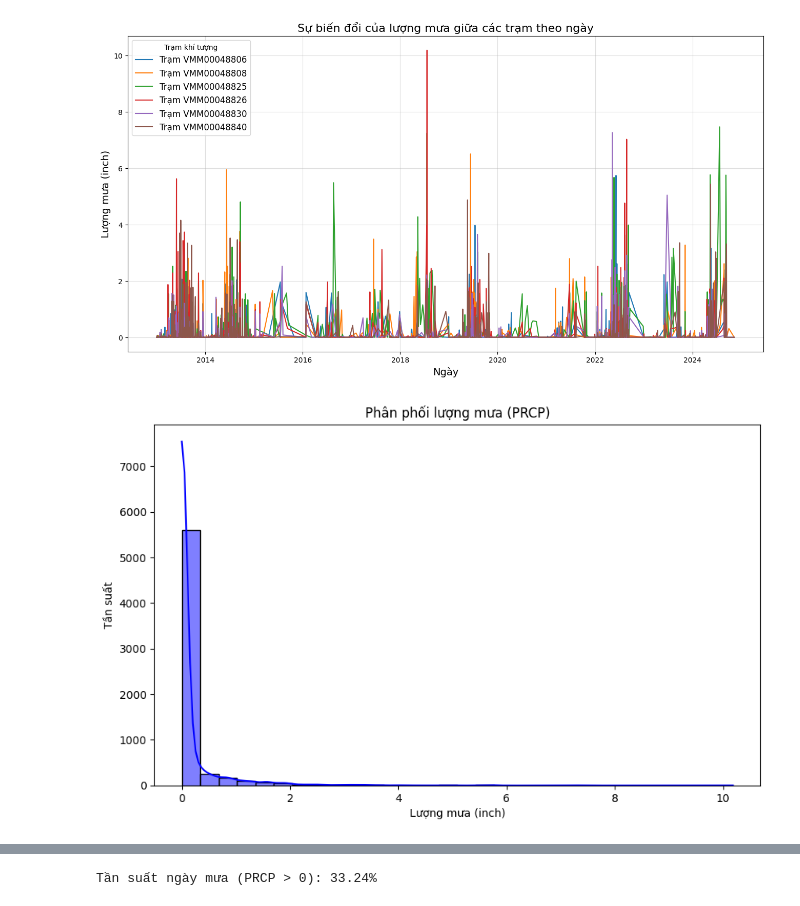
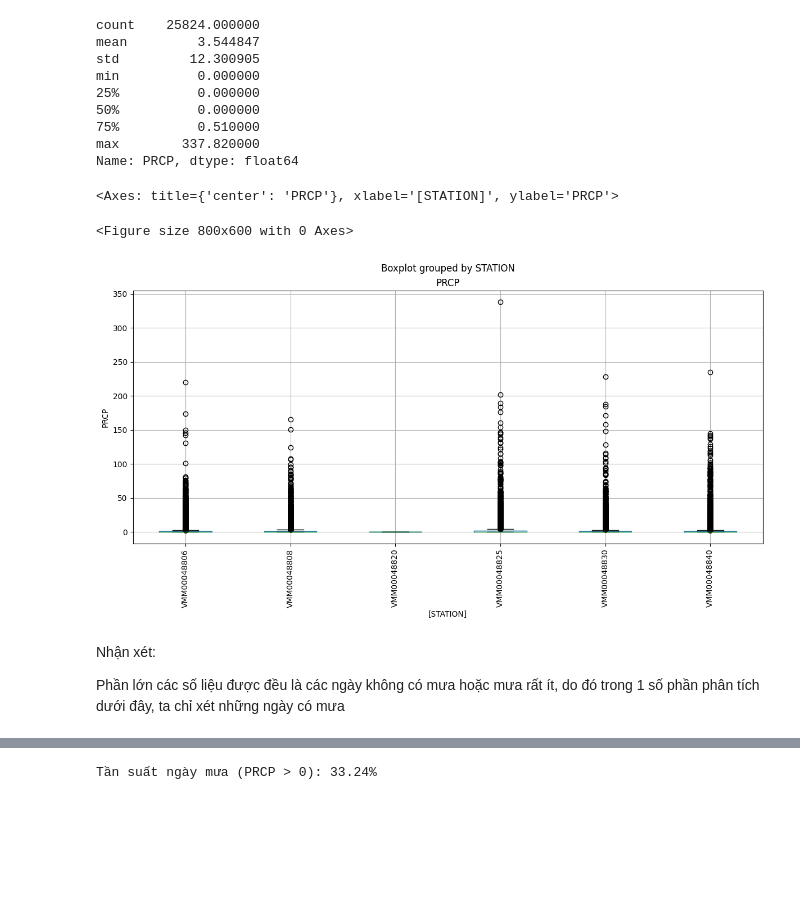
Before and after one commit to huyvanzzz/Data-Processing-Programming, a Jupyter notebook: precipitation.ipynb, the cells around one changed output, grey strips where cells are left out. Saved outputs shown, nothing was run; the diff lists cells and outputs as text; code cells hidden in the pictures; blank space fills up the shorter version.

```diff
--- a/precipitation.ipynb
+++ b/precipitation.ipynb
@@ -4,37 +4,31 @@ import matplotlib.pyplot as plt
 import seaborn as sns
 
 df = pd.read_csv('data/filtered_data_northern_vietnam.csv')
-# %%
-# Chuyển cột DATE thành định dạng datetime nếu chưa
-df['DATE'] = pd.to_datetime(df['DATE'])
-
-# Nhóm dữ liệu theo DATE và STATION, tính trung bình lượng mưa
-station_daily_prcp = df.groupby(['DATE', 'STATION'])['PRCP'].mean().reset_index()
-
-# Vẽ biểu đồ line plot cho từng trạm
-plt.figure(figsize=(16, 8))
-
-# Lặp qua từng trạm để vẽ đường
-for station in station_daily_prcp['STATION'].unique():
-    station_data = station_daily_prcp[station_daily_prcp['STATION'] == station]
-    plt.plot(station_data['DATE'], station_data['PRCP'], label=f"Trạm {station}")
-
-# Tùy chỉnh biểu đồ
-plt.title("Sự biến đổi của lượng mưa giữa các trạm theo ngày", fontsize=16)
-plt.xlabel("Ngày", fontsize=14)
-plt.ylabel("Lượng mưa (inch)", fontsize=14)
-plt.legend(title="Trạm khí tượng", fontsize=12)
-plt.grid(alpha=0.4)
-plt.show()
-# %% [output]
-[figure, removed]
-# %%
-plt.figure(figsize=(10, 6))
-sns.histplot(df['PRCP'], bins=30, kde=True, color="blue")
-plt.title("Phân phối lượng mưa (PRCP)")
-plt.xlabel("Lượng mưa (inch)")
-plt.ylabel("Tần suất")
-plt.show()
-# %% [output]
-[figure, removed]
+# %%
+plt.figure(figsize=(8, 6))
+
+print(df['PRCP'].describe())
+
+# Vẽ boxplot cho phân phối lượng mưa
+ax = df[['PRCP', 'STATION']].boxplot(by='STATION', figsize=(14, 6))
+ax.set_ylabel('PRCP')
+plt.xticks(rotation=90)
+ax
+# %% [output]
+count    25824.000000
+mean         3.544847
+std         12.300905
+min          0.000000
+25%          0.000000
+50%          0.000000
+75%          0.510000
+max        337.820000
+Name: PRCP, dtype: float64
+<Axes: title={'center': 'PRCP'}, xlabel='[STATION]', ylabel='PRCP'>
+<Figure size 800x600 with 0 Axes>
+[figure, added]
+# %% [markdown]
+Nhận xét:
+
+Phần lớn các số liệu được đều là các ngày không có mưa hoặc mưa rất ít, do đó trong 1 số phần phân tích dưới đây, ta chỉ xét những ngày có mưa
 # %%
```
Also changed, not shown: parts of 10 cells of this notebook, 4 other files.
